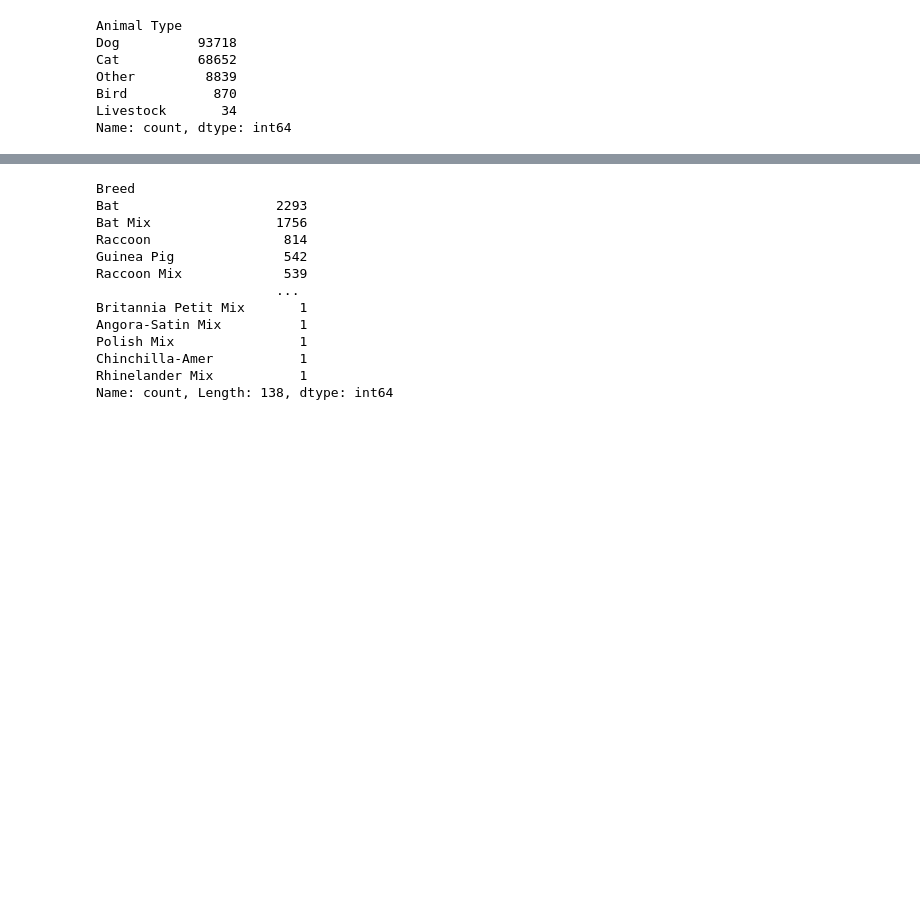
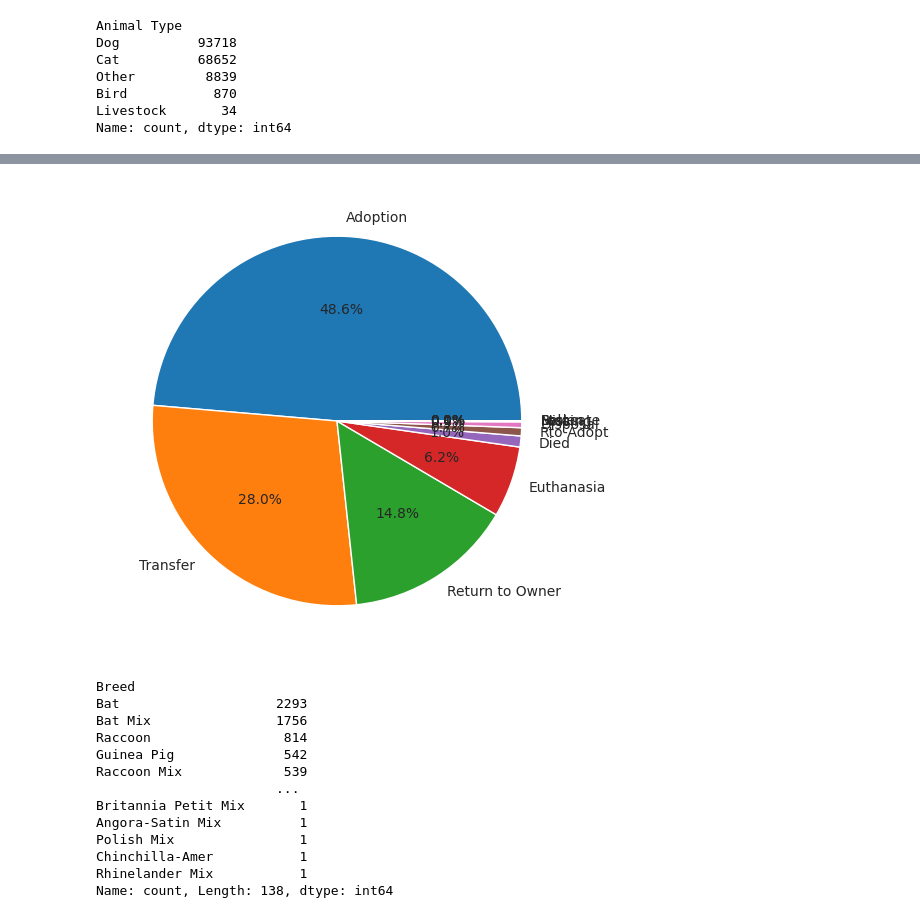
Before and after one commit to 607brendon/kaggle-pandas-tutorial, a Jupyter notebook: austin-animal-center-outcomes-eda.ipynb, the cells around one changed output, grey strips where cells are left out. Saved outputs shown, nothing was run; the diff lists cells and outputs as text; code cells hidden in the pictures; blank space fills up the shorter version.

```diff
--- a/austin-animal-center-outcomes-eda.ipynb
+++ b/austin-animal-center-outcomes-eda.ipynb
@@ -200,3 +225,13 @@ Name: count, dtype: int64
+# %%
+outcome_counts = df['Outcome Type'].value_counts()
+plt.figure(figsize=(6,6))
+plt.pie(outcome_counts,labels=outcome_counts.index, autopct="%1.1f%%")
+plt.show()
+
+# create 'other' category to lump all the small ones together
+# make another pie chart to break down the really small categories
+# %% [output]
+[figure, added]
 # %%
 df[df['Animal Type'] == 'Other']['Breed'].value_counts()
 # %% [output]
```
Also changed, not shown: parts of 9 cells of this notebook.
